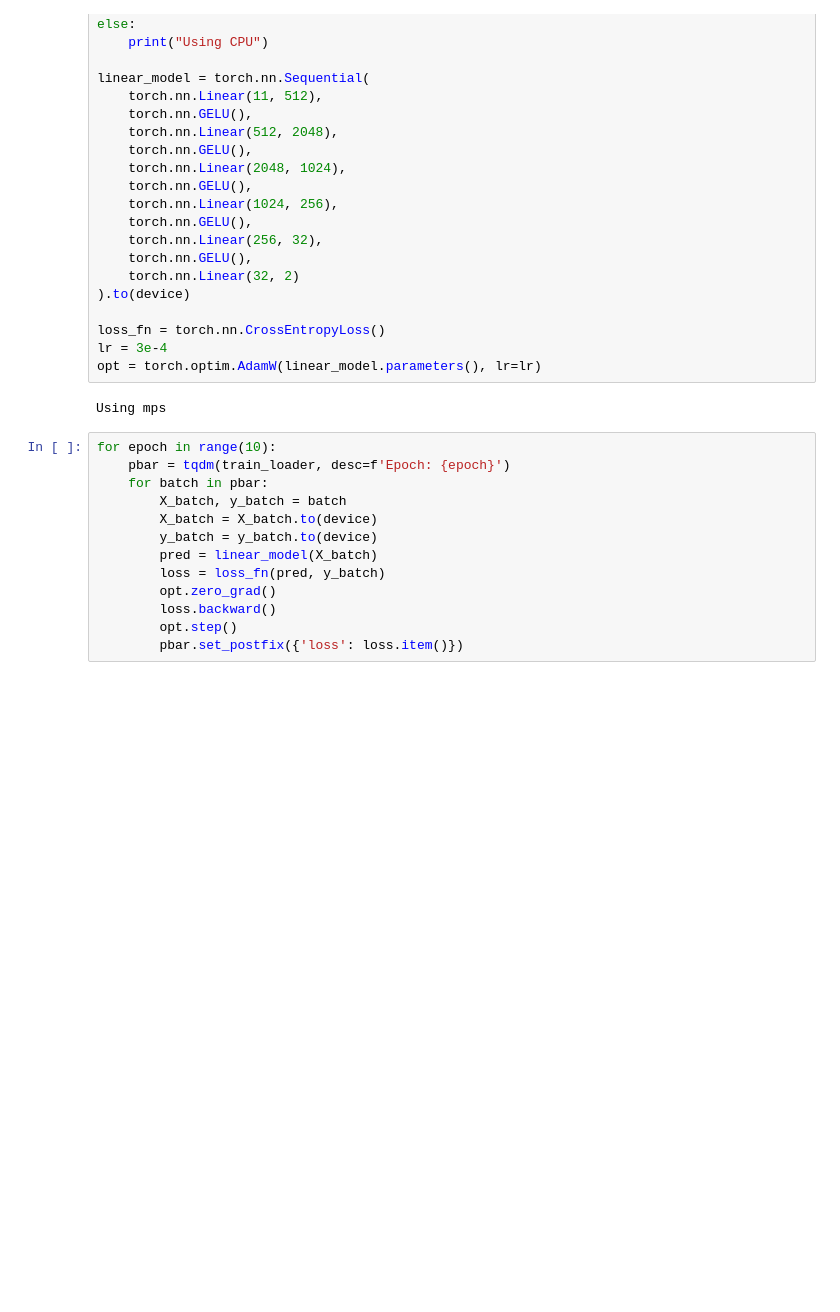
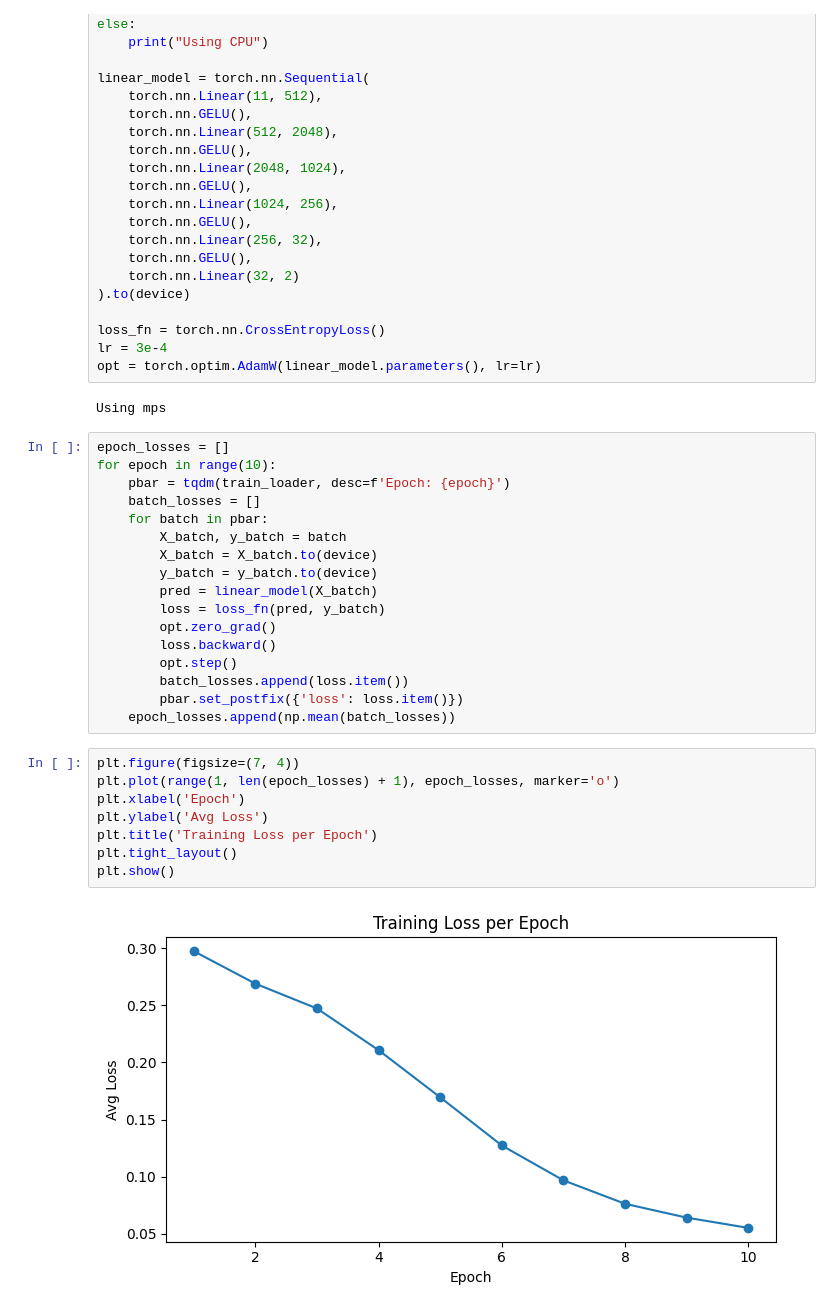
Before and after one commit to ahad-jiva/csc487_final, a Jupyter notebook: the.ipynb, the cells around one changed output. Drawn from its saved outputs; the diff is of its cells as text; blank space fills up the shorter version.

```diff
--- a/the.ipynb
+++ b/the.ipynb
@@ -242,8 +246,10 @@ opt = torch.optim.AdamW(linear_model.parameters(), lr=lr)
 # %% [output]
 Using mps
 # %%
+epoch_losses = []
 for epoch in range(10):
     pbar = tqdm(train_loader, desc=f'Epoch: {epoch}')
+    batch_losses = []
     for batch in pbar:
         X_batch, y_batch = batch
         X_batch = X_batch.to(device)
@@ -253,7 +259,19 @@ for epoch in range(10):
         opt.zero_grad()
         loss.backward()
         opt.step()
+        batch_losses.append(loss.item())
         pbar.set_postfix({'loss': loss.item()})
+    epoch_losses.append(np.mean(batch_losses))
+# %%
+plt.figure(figsize=(7, 4))
+plt.plot(range(1, len(epoch_losses) + 1), epoch_losses, marker='o')
+plt.xlabel('Epoch')
+plt.ylabel('Avg Loss')
+plt.title('Training Loss per Epoch')
+plt.tight_layout()
+plt.show()
+# %% [output]
+[figure, added]
 # %%
 linear_model.eval()
 
```
Also changed, not shown: parts of 6 cells of this notebook, 1 other file.
